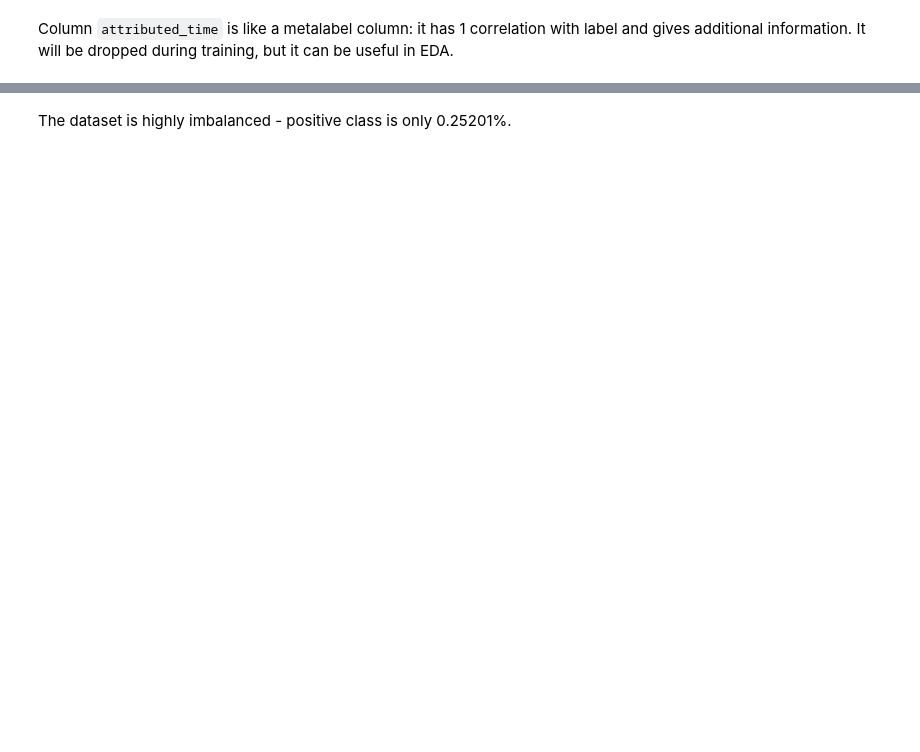
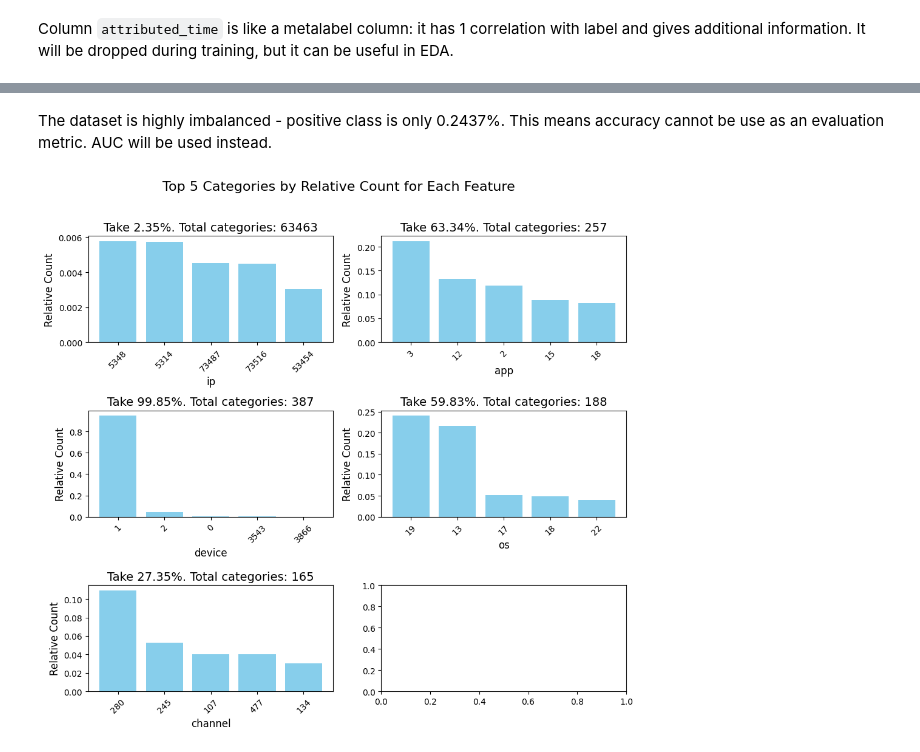
Before and after one commit to aleksa-radojicic/AdTracking_Fraud_Detection, a Jupyter notebook: notebooks/02_base_eda.ipynb, the cells around one changed output, grey strips where cells are left out. Saved outputs shown, nothing was run; the diff lists cells and outputs as text; code cells hidden in the pictures; blank space fills up the shorter version.

Commit message:
feat(notebook2): add two more plots & derived column `is_valley_hour`

```diff
--- a/notebooks/02_base_eda.ipynb
+++ b/notebooks/02_base_eda.ipynb
@@ -166,3 +158,37 @@ shape: (228_973, 2)
 ... (4 outputs left out)
 # %% [markdown]
-The dataset is highly imbalanced - positive class is only 0.25201%.
+The dataset is highly imbalanced - positive class is only 0.2437%. This means accuracy cannot be use as an evaluation metric. AUC will be used instead.
+# %%
+import matplotlib.pyplot as plt
+
+# Create a figure with subplots
+num_plots = len(train_schema) - 3 # Exclude 'click_time', 'attributed_time', and 'is_attributed'
+ncols = 2
+nrows = (num_plots + ncols - 1) // ncols  # Calculate number of rows needed
+
+fig, axes = plt.subplots(nrows=nrows, ncols=ncols, figsize=(10, 3 * nrows))
+fig.suptitle('Top 5 Categories by Relative Count for Each Feature', fontsize=16, y=1.02)
+axes = axes.flatten()  # Flatten the axes array for easy indexing
+
+for i, _col in enumerate(train_schema):
+    if _col in ['click_time', 'attributed_time', 'is_attributed']:
+        continue
+
+    total_relative_counts = data.select(
+        pl.col(_col).value_counts(normalize=True)
+    ).unnest(_col).sort('proportion', descending=True)
+
+    relative_counts = total_relative_counts.head(5)
+
+    # Plotting on the corresponding subplot
+    axes[i].bar(relative_counts[_col].cast(str), relative_counts['proportion'], color='skyblue')
+    axes[i].set_xlabel(_col, fontsize=12)
+    axes[i].set_ylabel('Relative Count', fontsize=12)
+    axes[i].set_title(f"Take {relative_counts['proportion'].sum():.2%}. Total categories: {len(total_relative_counts)}", fontsize=14)
+    axes[i].tick_params(axis='x', rotation=45)
+
+
+plt.tight_layout()
+plt.show()
+# %% [output]
+[figure, added]
```
Also changed, not shown: parts of 12 cells of this notebook, 4 other files.
